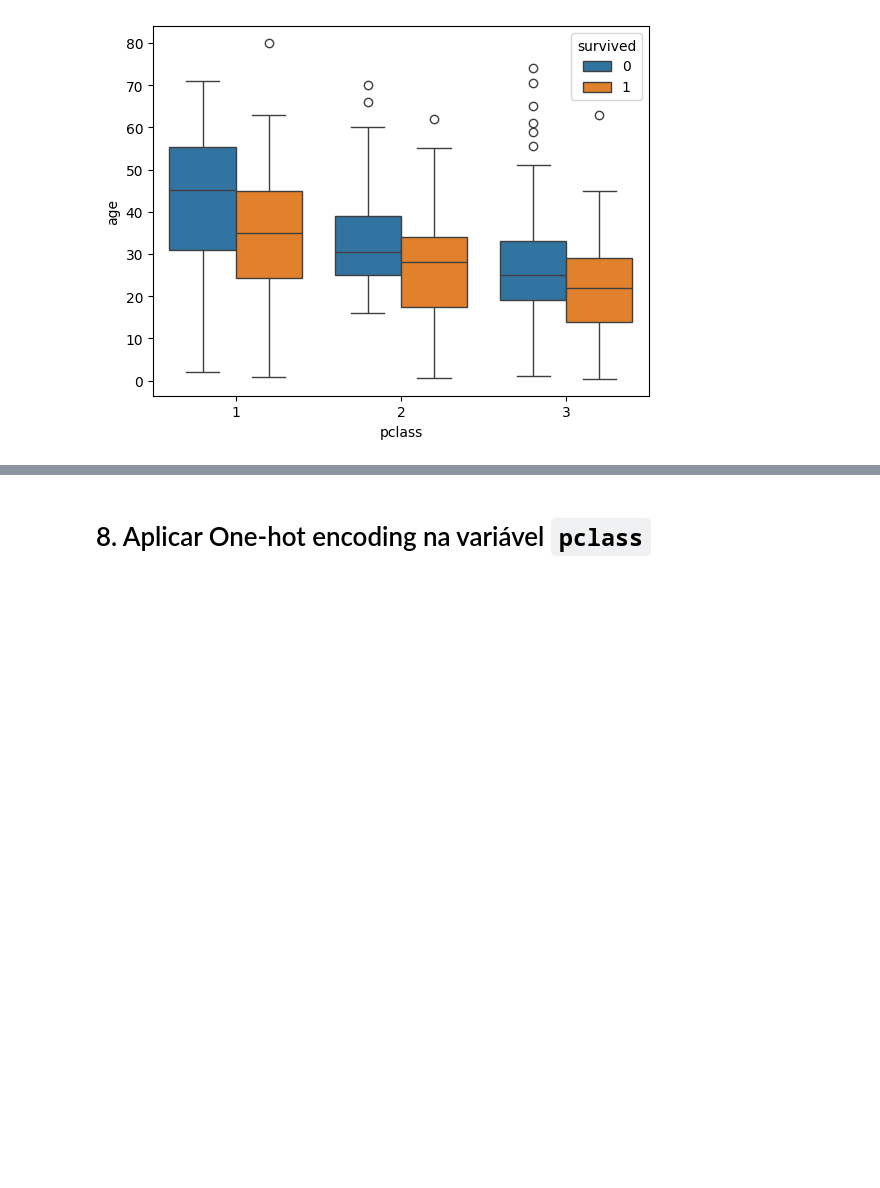
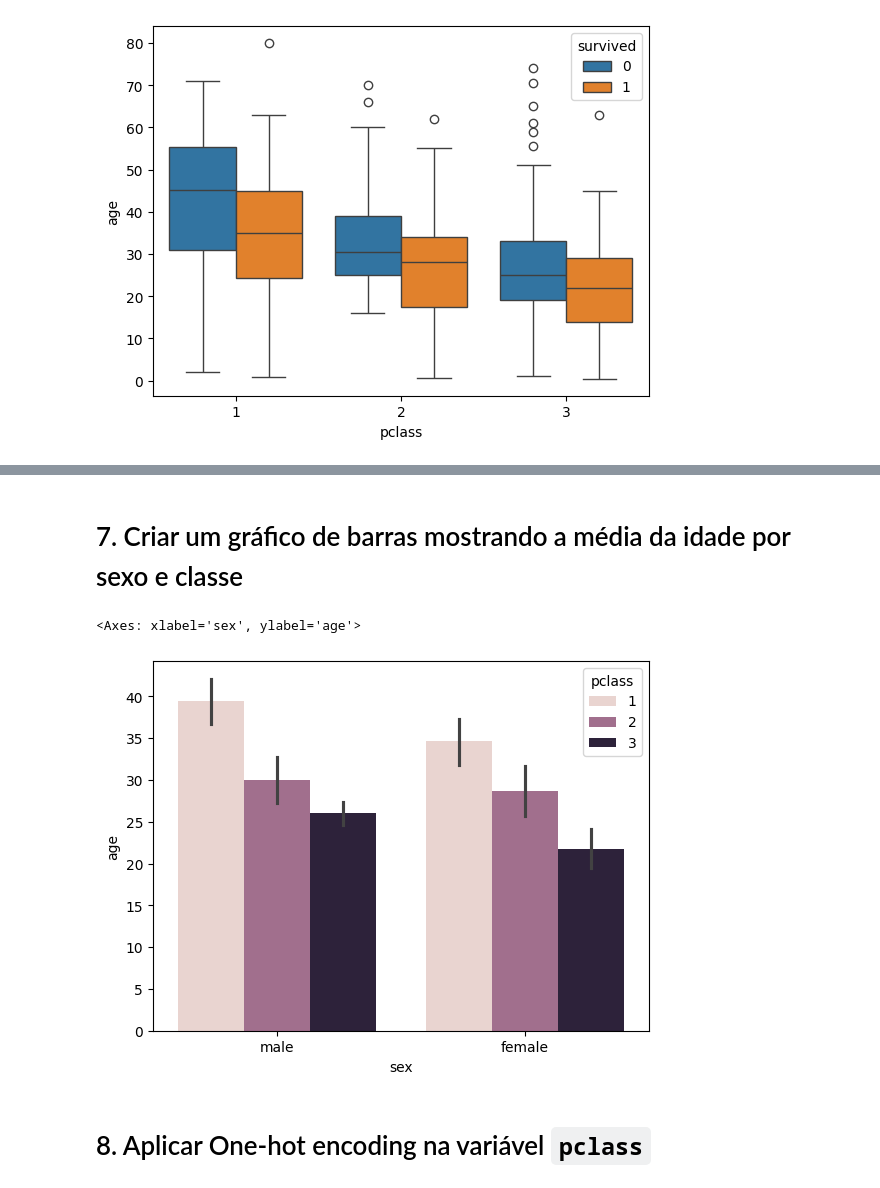
Before and after one commit to DaviFerreira0106/notebooks-inteligenciaArtificial, a Jupyter notebook: Atividade_Pandas_titanic.ipynb, the cells around one changed output, grey strips where cells are left out. Saved outputs shown, nothing was run; the diff lists cells and outputs as text; code cells hidden in the pictures; blank space fills up the shorter version.

```diff
--- a/Atividade_Pandas_titanic.ipynb
+++ b/Atividade_Pandas_titanic.ipynb
@@ -109,0 +95,15 @@ sns.boxplot(data=df, x='pclass', y='age', hue='survived')
+# %%
+#Calcular o IQR
+Q1 = df['age'].quantile(0.25)
+Q3 = df['age'].quantile(0.75)
+IQR = Q3 - Q1
+
+#Printa o IQR
+print(IQR)
+print('Data Frame Original')
+print(df)
+
+#Removendo Outliers
+df = df[(df['age'] >= Q1 - 1.5 * IQR) & (df['age'] <= Q3 + 1.5 * IQR)]
+print('Data Frame sem Outliers')
+print(df)
@@ -110,3 +128,11 @@ sns.boxplot(data=df, x='pclass', y='age', hue='survived')
+# %% [markdown]
+# 7. Criar um gráfico de barras mostrando a média da idade por sexo e classe
+# %%
+#Criando gráfico de barras
+sns.barplot(data=df, x='sex', y='age', hue='pclass')
+# %% [output]
+<Axes: xlabel='sex', ylabel='age'>
+[figure, added]
 # %% [markdown]
 # 8. Aplicar One-hot encoding na variável **`pclass`**
 # %%
```
Also changed, not shown: parts of 8 cells of this notebook.
